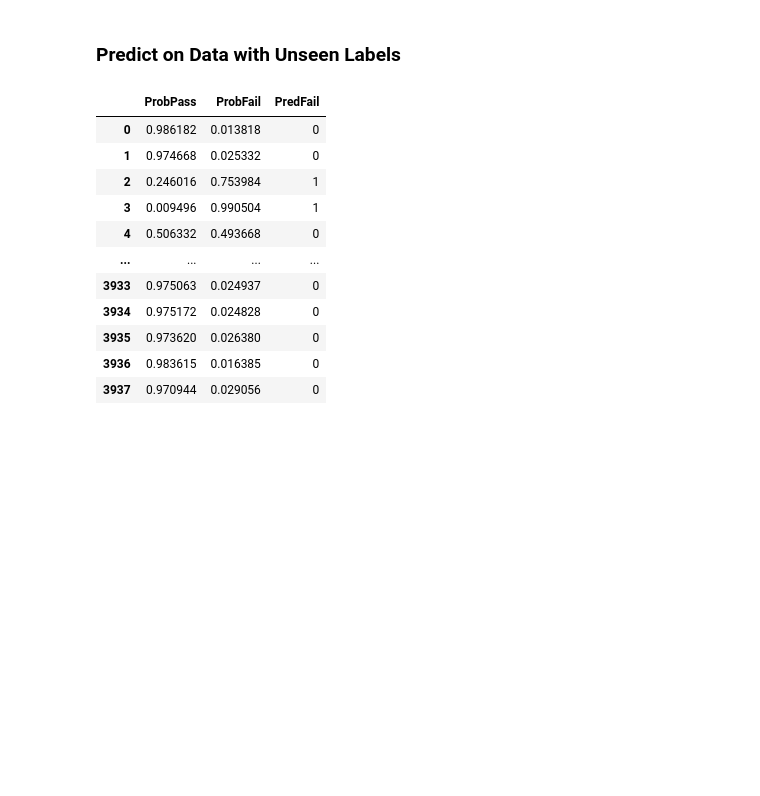
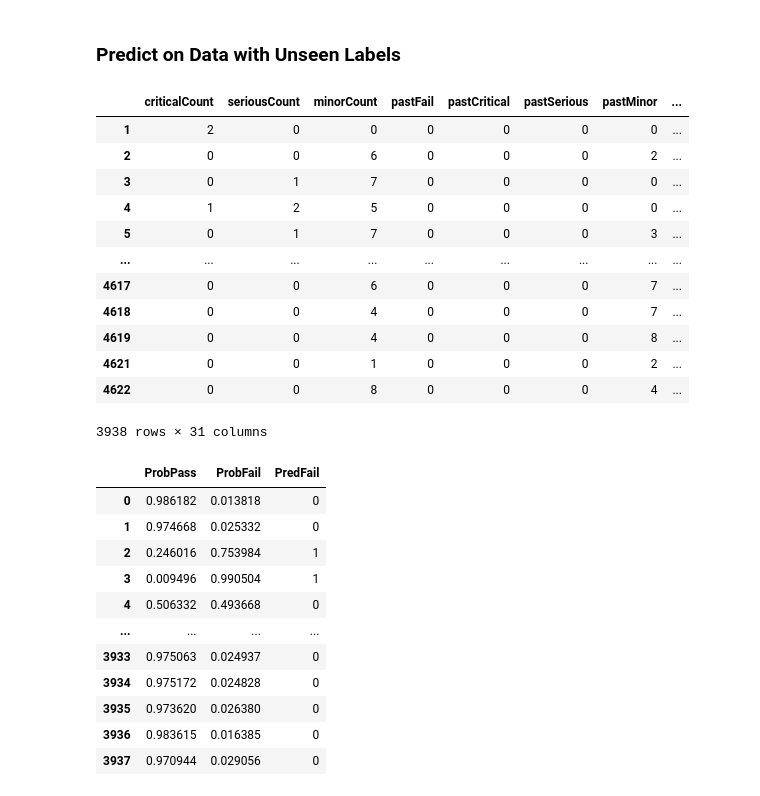
Before and after one commit to annettegailliot/CSS_Project3_Team7_Fall2022, a Jupyter notebook: Project 3 Students.ipynb, the cells around one changed output. Drawn from its saved outputs; the diff is of its cells as text; code cells hidden in the pictures; blank space fills up the shorter version.

```diff
--- a/Project 3 Students.ipynb
+++ b/Project 3 Students.ipynb
@@ -563,6 +580,22 @@ log_model = log_reg.fit(X_train[chicago_inspections_2014.columns & X_test.column
 # %%
 # Fill in the code below with the X data you used for training
 X_validate = chicago_inspections_2014[chicago_inspections_2014.columns & X_test.columns].dropna()
+# %%
+X_validate
+# %% [output]
+|  | criticalCount | seriousCount | minorCount | pastFail | pastCritical | pastSerious | pastMinor | ... |
+| 1 | 2 | 0 | 0 | 0 | 0 | 0 | 0 | ... |
+| 2 | 0 | 0 | 6 | 0 | 0 | 0 | 2 | ... |
+| 3 | 0 | 1 | 7 | 0 | 0 | 0 | 0 | ... |
+| 4 | 1 | 2 | 5 | 0 | 0 | 0 | 0 | ... |
+| 5 | 0 | 1 | 7 | 0 | 0 | 0 | 3 | ... |
+| ... | ... | ... | ... | ... | ... | ... | ... | ... |
+| 4617 | 0 | 0 | 6 | 0 | 0 | 0 | 7 | ... |
+| 4618 | 0 | 0 | 4 | 0 | 0 | 0 | 7 | ... |
+| 4619 | 0 | 0 | 4 | 0 | 0 | 0 | 8 | ... |
+| 4621 | 0 | 0 | 1 | 0 | 0 | 0 | 2 | ... |
+| 4622 | 0 | 0 | 8 | 0 | 0 | 0 | 4 | ... |
+3938 rows × 31 columns
 # %%
 #get probability of Fail on Validation
 valid_prob = pd.DataFrame(np.asmatrix(log_model.predict_proba(X_validate)))
```
Also changed, not shown: parts of 12 cells of this notebook, 4 other files.
